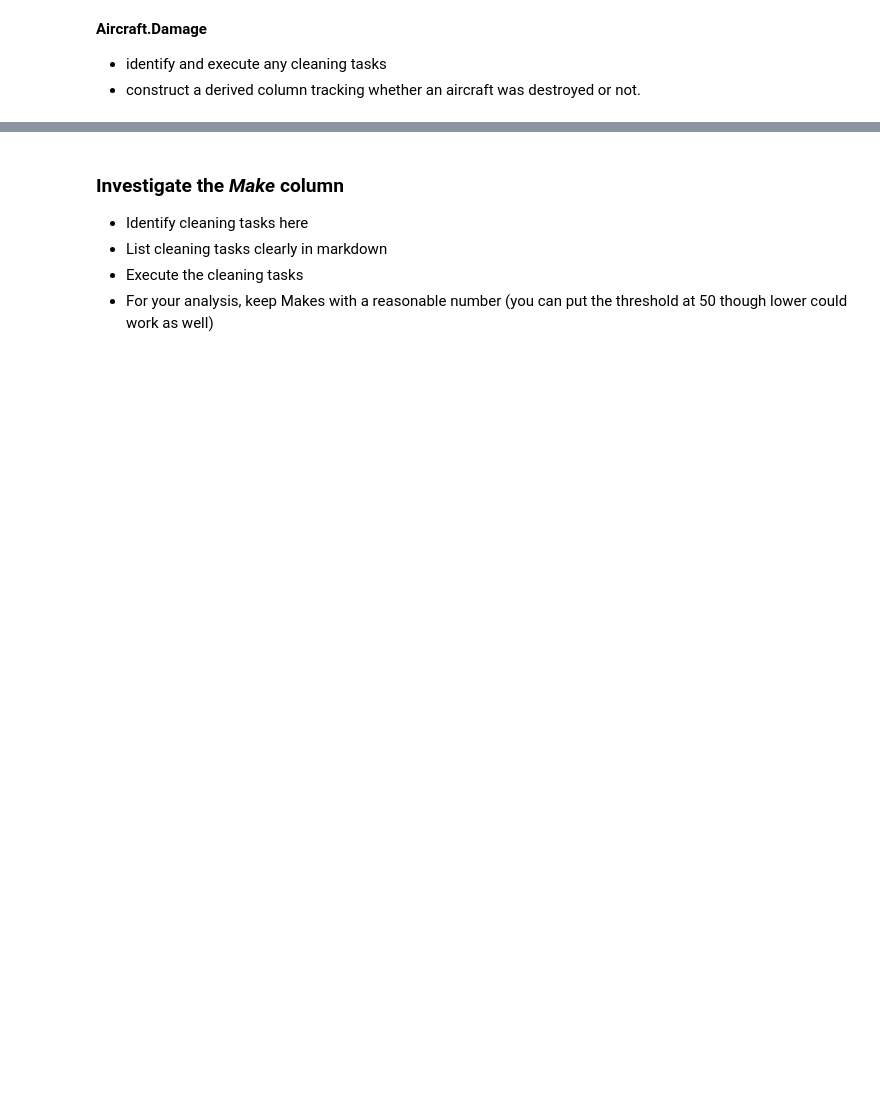
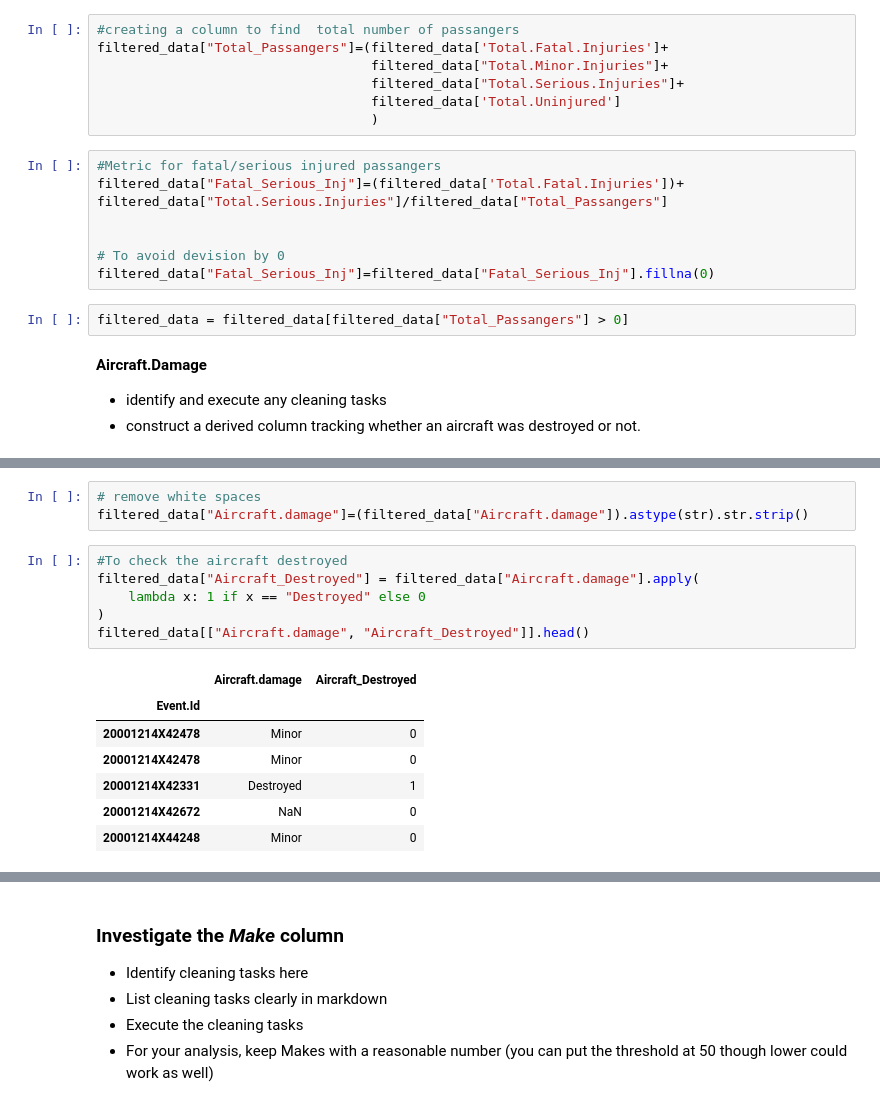
Before and after one commit to kyalo001/dsc-course0-m8-lab, a Jupyter notebook: Aviation_Accidents_Cleaning.ipynb, the cells around one changed output, grey strips where cells are left out. Saved outputs shown, nothing was run; the diff lists cells and outputs as text; blank space fills up the shorter version.

```diff
--- a/Aviation_Accidents_Cleaning.ipynb
+++ b/Aviation_Accidents_Cleaning.ipynb
@@ -282,6 +233,22 @@ Injuries and robustness to destruction are a key interest point for the client.
 **Construct metric for fatal/serious injuries**
 
 *Hint:* Estimate the total number of passengers on each flight. The likelihood of serious / fatal injury can be estimated as a fraction from this.
+# %%
+#creating a column to find  total number of passangers
+filtered_data["Total_Passangers"]=(filtered_data['Total.Fatal.Injuries']+
+                                   filtered_data["Total.Minor.Injuries"]+
+                                   filtered_data["Total.Serious.Injuries"]+
+                                   filtered_data['Total.Uninjured']
+                                   )
+# %%
+#Metric for fatal/serious injured passangers
+filtered_data["Fatal_Serious_Inj"]=(filtered_data['Total.Fatal.Injuries'])+ filtered_data["Total.Serious.Injuries"]/filtered_data["Total_Passangers"]
+
+
+# To avoid devision by 0
+filtered_data["Fatal_Serious_Inj"]=filtered_data["Fatal_Serious_Inj"].fillna(0)
+# %%
+filtered_data = filtered_data[filtered_data["Total_Passangers"] > 0]
 # %% [markdown]
 **Aircraft.Damage**
 - identify and execute any cleaning tasks
@@ -288,0 +273,17 @@ Injuries and robustness to destruction are a key interest point for the client.
+# %%
+# remove white spaces
+filtered_data["Aircraft.damage"]=(filtered_data["Aircraft.damage"]).astype(str).str.strip()
+# %%
+#To check the aircraft destroyed
+filtered_data["Aircraft_Destroyed"] = filtered_data["Aircraft.damage"].apply(
+    lambda x: 1 if x == "Destroyed" else 0
+)
+filtered_data[["Aircraft.damage", "Aircraft_Destroyed"]].head()
+# %% [output]
+|  | Aircraft.damage | Aircraft_Destroyed |
+| Event.Id |  |  |
+| 20001214X42478 | Minor | 0 |
+| 20001214X42478 | Minor | 0 |
+| 20001214X42331 | Destroyed | 1 |
+| 20001214X42672 | NaN | 0 |
+| 20001214X44248 | Minor | 0 |
```
Also changed, not shown: parts of 51 cells of this notebook, 2 other files.
